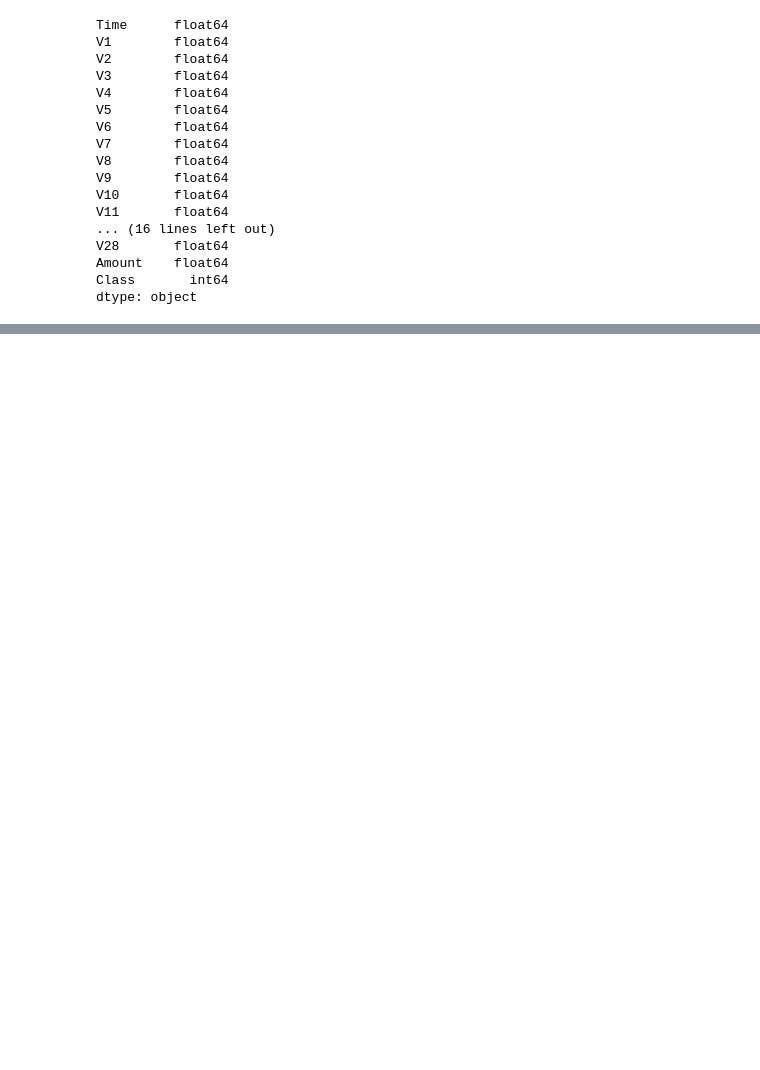
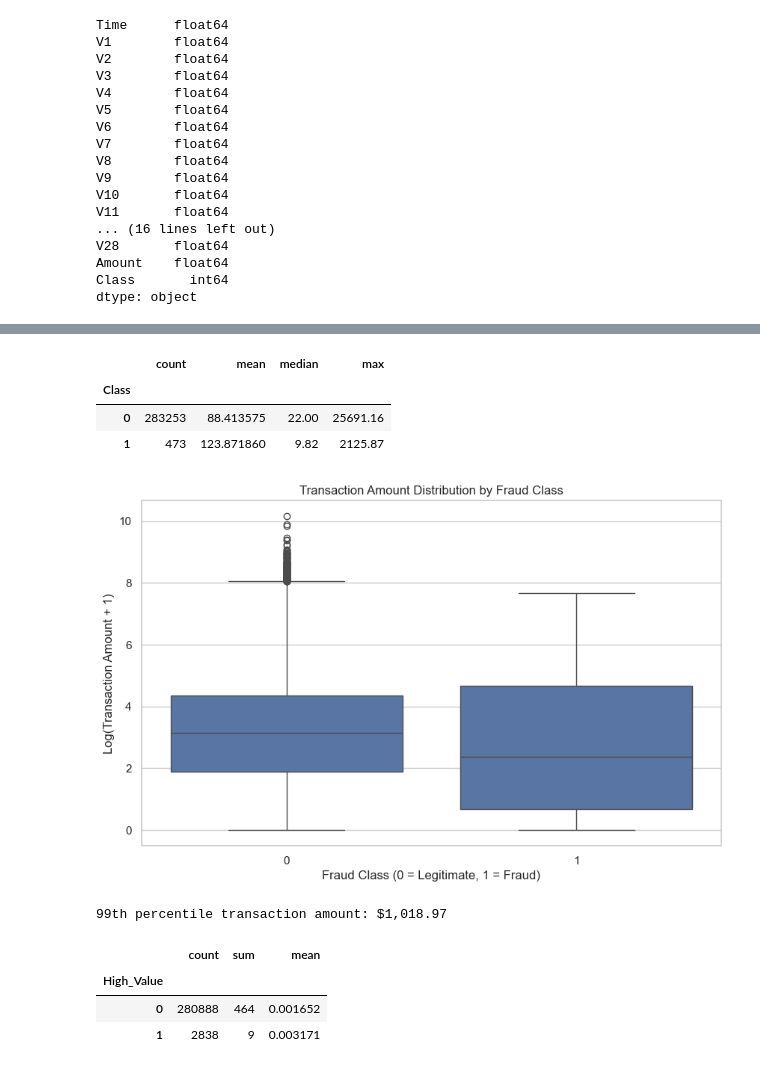
Before and after one commit to Yvonneamg/Credit_Card_Fraud_Detection, a Jupyter notebook: fraud_detection_final.ipynb, the cells around one changed output, grey strips where cells are left out. Drawn from its saved outputs; the diff is of its cells as text; code cells hidden in the pictures; blank space fills up the shorter version.

```diff
--- a/fraud_detection_final.ipynb
+++ b/fraud_detection_final.ipynb
@@ -128,9 +128,7 @@ print(f"Duplicate rows:{duplicate_count}")
 # %% [output]
 Duplicate rows:1081
 # %%
-duplicates = df[df.duplicated(keep=False)].sort_values(
-    by=list(df.columns)
-)
+df = df.drop_duplicates().copy()
 
-duplicates.head(20)
+print(f"Dataset shape after removing duplicates: {df.shape}")
 # %% [output]
@@ -208,0 +232,10 @@ For this reason, precision, recall and F1-score will be emphasized when evaluati
+# %%
+SECONDS_PER_DAY = 24 * 60 * 60
+
+df["Time_of_Day_Seconds"] = df["Time"] % SECONDS_PER_DAY
+
+df["Hour"] = (
+    df["Time_of_Day_Seconds"] // 3600
+).astype(int)
+
+df[["Time", "Time_of_Day_Seconds", "Hour"]].head()
@@ -208,0 +249,6 @@ For this reason, precision, recall and F1-score will be emphasized when evaluati
+# %%
+df["Is_Early_Morning"] = (
+    df["Hour"].between(0, 5)
+).astype(int)
+
+df[["Hour", "Is_Early_Morning"]].head()
@@ -208,0 +262,4 @@ For this reason, precision, recall and F1-score will be emphasized when evaluati
+# %%
+df["Log_Amount"] = np.log1p(df["Amount"])
+
+df[["Amount", "Log_Amount"]].head()
@@ -208,0 +306,34 @@ For this reason, precision, recall and F1-score will be emphasized when evaluati
+# %%
+df.groupby("Class")["Amount"].agg(
+    ["count", "mean", "median", "max"]
+)
+# %% [output]
+|  | count | mean | median | max |
+| Class |  |  |  |  |
+| 0 | 283253 | 88.413575 | 22.00 | 25691.16 |
+| 1 | 473 | 123.871860 | 9.82 | 2125.87 |
+# %%
+plt.figure(figsize=(10, 6))
+
+sns.boxplot(
+    data=df,
+    x="Class",
+    y="Log_Amount"
+)
+
+plt.title("Transaction Amount Distribution by Fraud Class")
+plt.xlabel("Fraud Class (0 = Legitimate, 1 = Fraud)")
+plt.ylabel("Log(Transaction Amount + 1)")
+
+plt.show()
+# %% [output]
+[figure, added]
+# %%
+amount_99th_percentile = df["Amount"].quantile(0.99)
+
+print(
+    f"99th percentile transaction amount: "
+    f"${amount_99th_percentile:,.2f}"
+)
+# %% [output]
+99th percentile transaction amount: $1,018.97
@@ -208,0 +344,12 @@ For this reason, precision, recall and F1-score will be emphasized when evaluati
+# %%
+fraud_rate_by_value = (
+    df.groupby("High_Value")["Class"]
+    .agg(["count", "sum", "mean"])
+)
+
+fraud_rate_by_value
+# %% [output]
+|  | count | sum | mean |
+| High_Value |  |  |  |
+| 0 | 280888 | 464 | 0.001652 |
+| 1 | 2838 | 9 | 0.003171 |
```
Also changed, not shown: parts of 19 cells of this notebook.
